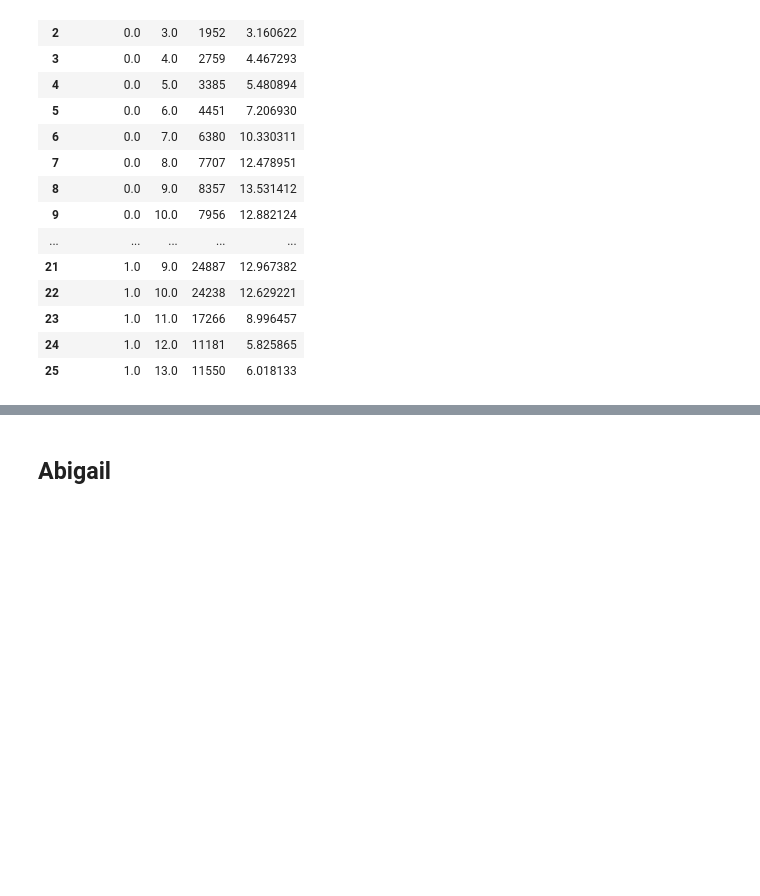
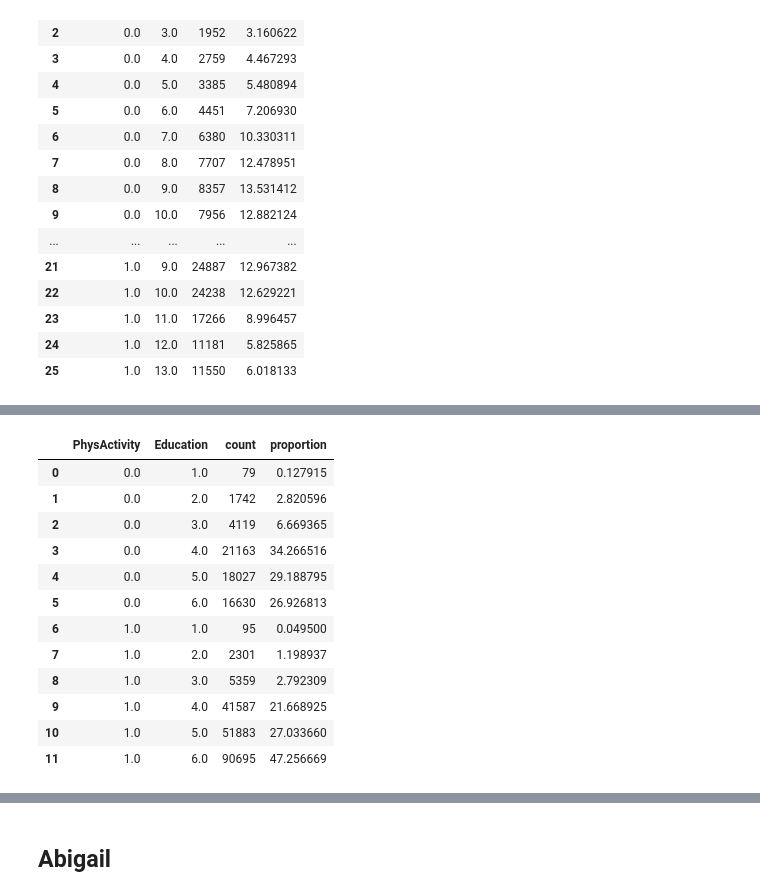
Before and after one commit to williamlevine/project-one, a Jupyter notebook: main_notebook.ipynb, the cells around one changed output, grey strips where cells are left out. Drawn from its saved outputs; the diff is of its cells as text; code cells hidden in the pictures; blank space fills up the shorter version.

```diff
--- a/main_notebook.ipynb
+++ b/main_notebook.ipynb
@@ -411,21 +418,35 @@ plt.show()
 # %%
 #PhysActivity to Education
 # Group by PhysActivity and Education, count the number of participants for each category
 dia_PhysActivity_Education = df_trimmed.groupby(["PhysActivity", "Education"]).size().reset_index(name='count')
 
 
 # Separate 0 PhysActivity values from 1 PhysActivity values, copying the tables so we can easily perform actions on them
 no_PhysActivity_Education = dia_PhysActivity_Education[dia_PhysActivity_Education["PhysActivity"] == 0].copy()
 yes_PhysActivity_Education = dia_PhysActivity_Education[dia_PhysActivity_Education["PhysActivity"] == 1].copy()
 
 # Find the total respondents per category (PhysActivity and no PhysActivity)
 # Create a new column for the proportion of respondents in each row out of their respective category
 no_PhysActivity_sum_Education = no_PhysActivity_Education["count"].sum()
 no_PhysActivity_Education["proportion"] = (no_PhysActivity_Education["count"] / no_PhysActivity_sum_Education) * 100
 
 yes_PhysActivity_sum_Education = yes_PhysActivity_Education["count"].sum()
 yes_PhysActivity_Education["proportion"] = (yes_PhysActivity_Education["count"] / yes_PhysActivity_sum_Education) * 100
 
 # Using the pd.concat() function, combine the two tables into the new PhysActivity df, which shows the proportions
-PhysActivitystack_Age = pd.concat([no_PhysActivity_Age, yes_PhysActivity_Age], ignore_index=False)
-PhysActivitystack_Age
+PhysActivitystack_Education = pd.concat([no_PhysActivity_Education, yes_PhysActivity_Education], ignore_index=False)
+PhysActivitystack_Education
+# %% [output]
+|  | PhysActivity | Education | count | proportion |
+| 0 | 0.0 | 1.0 | 79 | 0.127915 |
+| 1 | 0.0 | 2.0 | 1742 | 2.820596 |
+| 2 | 0.0 | 3.0 | 4119 | 6.669365 |
+| 3 | 0.0 | 4.0 | 21163 | 34.266516 |
+| 4 | 0.0 | 5.0 | 18027 | 29.188795 |
+| 5 | 0.0 | 6.0 | 16630 | 26.926813 |
+| 6 | 1.0 | 1.0 | 95 | 0.049500 |
+| 7 | 1.0 | 2.0 | 2301 | 1.198937 |
+| 8 | 1.0 | 3.0 | 5359 | 2.792309 |
+| 9 | 1.0 | 4.0 | 41587 | 21.668925 |
+| 10 | 1.0 | 5.0 | 51883 | 27.033660 |
+| 11 | 1.0 | 6.0 | 90695 | 47.256669 |
```
Also changed, not shown: parts of 3 cells of this notebook.
